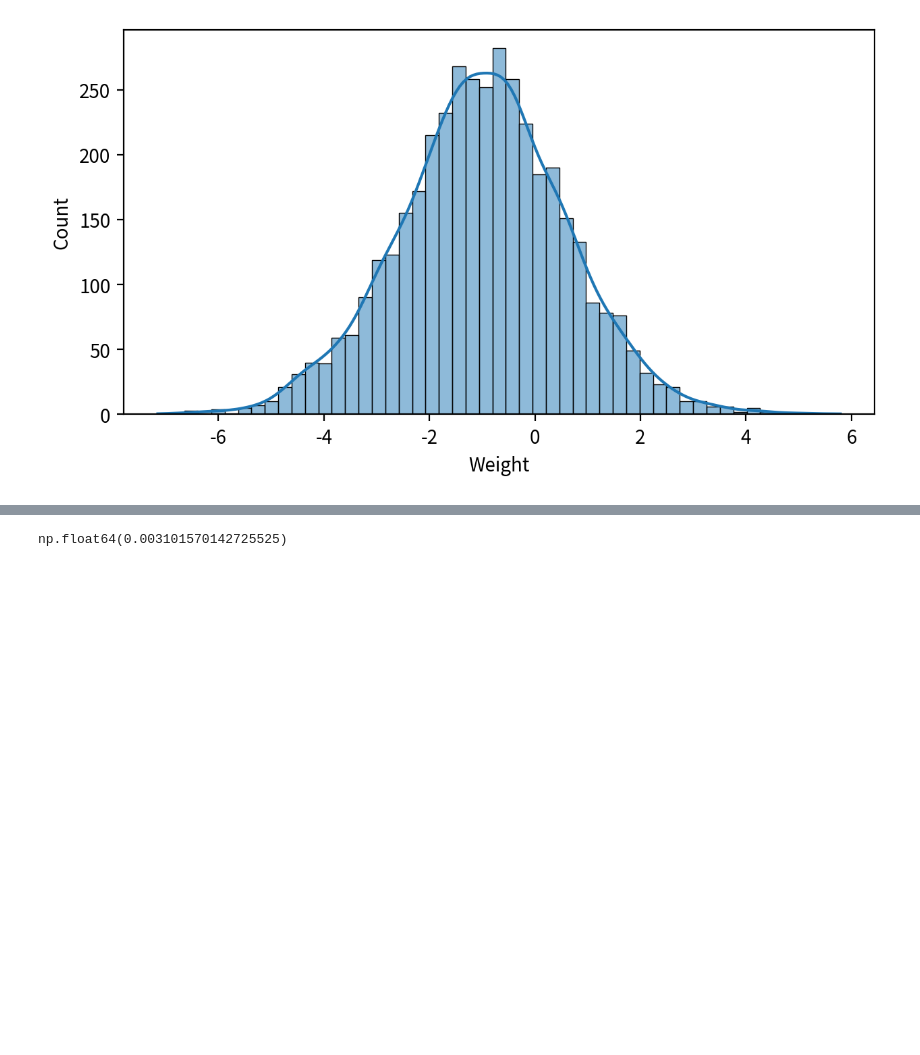
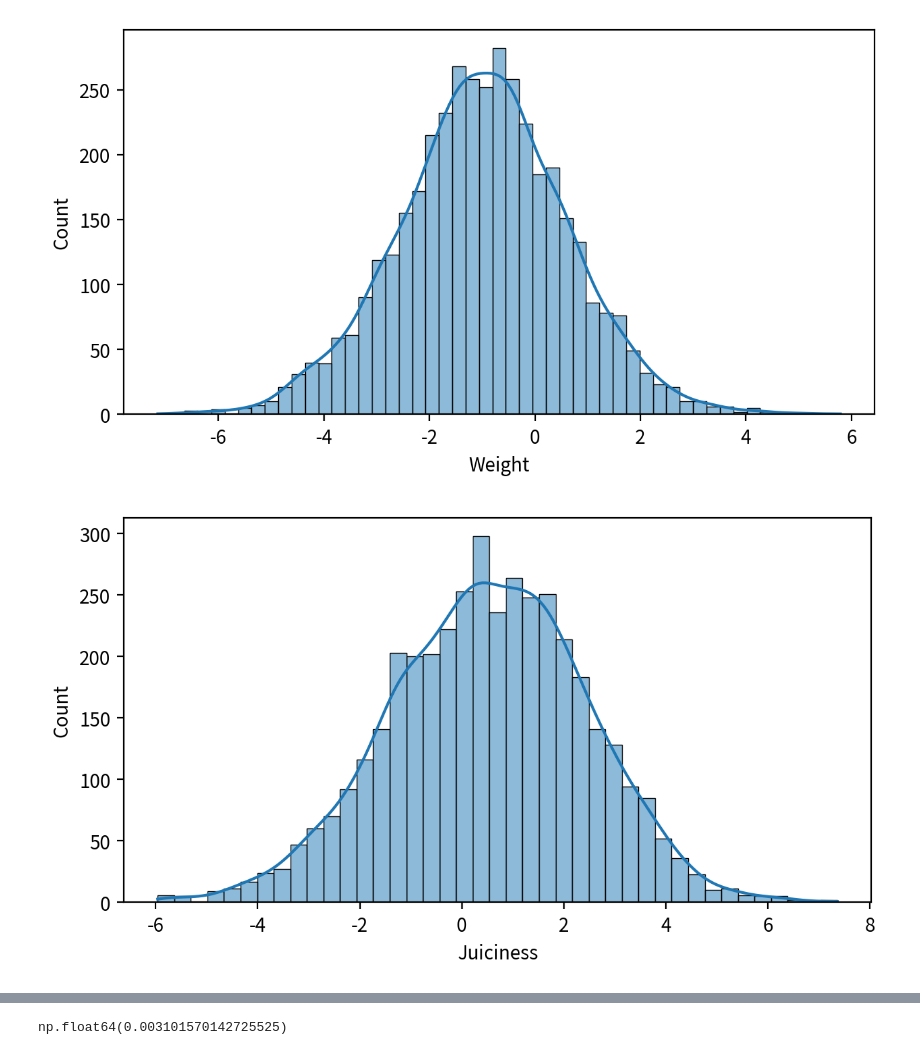
Before and after one commit to jyhong0207-netizen/python-study, a Jupyter notebook: DATA ANALYSIS BASIC/사과 .ipynb, the cells around one changed output, grey strips where cells are left out. Cells and saved outputs as stored; diff of their text form; code cells hidden in the pictures; blank space fills up the shorter version.

```diff
--- a/DATA ANALYSIS BASIC/사과 .ipynb
+++ b/DATA ANALYSIS BASIC/사과 .ipynb
@@ -143,3 +149,20 @@ plt.show()
 plt.close()
 # %% [output]
 [figure]
+# %%
+width_px = 1280
+height_px = 720
+rows = 1
+cols = 1
+figsize = (width_px/ my_dpi, height_px/ my_dpi)
+fig, ax = plt.subplots(rows, cols, figsize=figsize, dpi= my_dpi)
+
+sb.histplot(data=origin, x="Juiciness", edgecolor="#000000",
+            linewidth=0.5, kde=True)
+
+
+plt.tight_layout()
+plt.show()
+plt.close()
+# %% [output]
+[figure, added]
```
Also changed, not shown: parts of 21 cells of this notebook.
